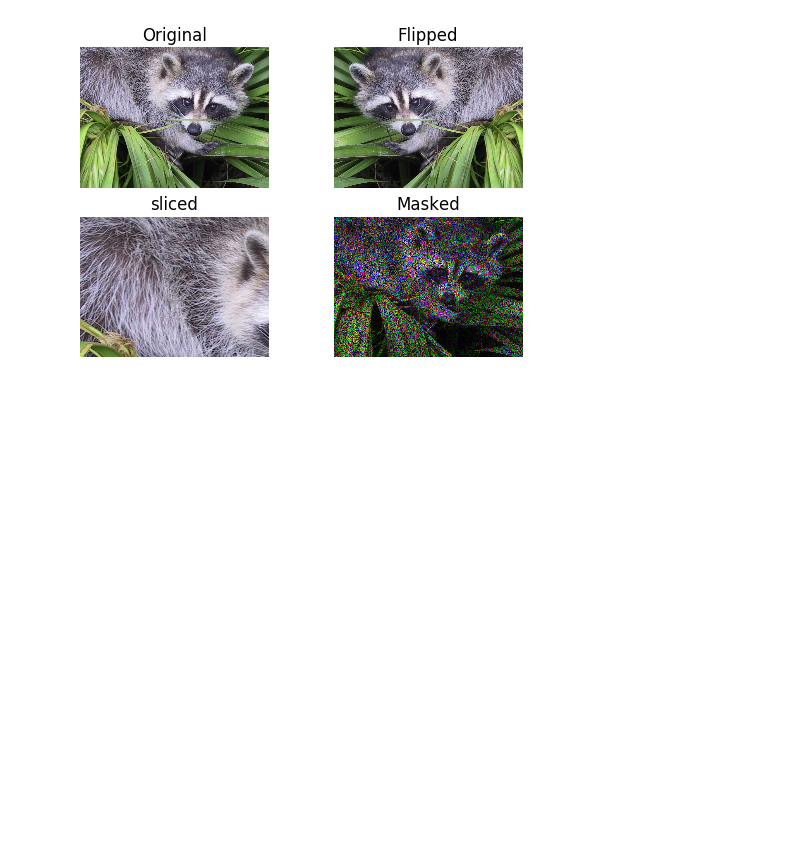
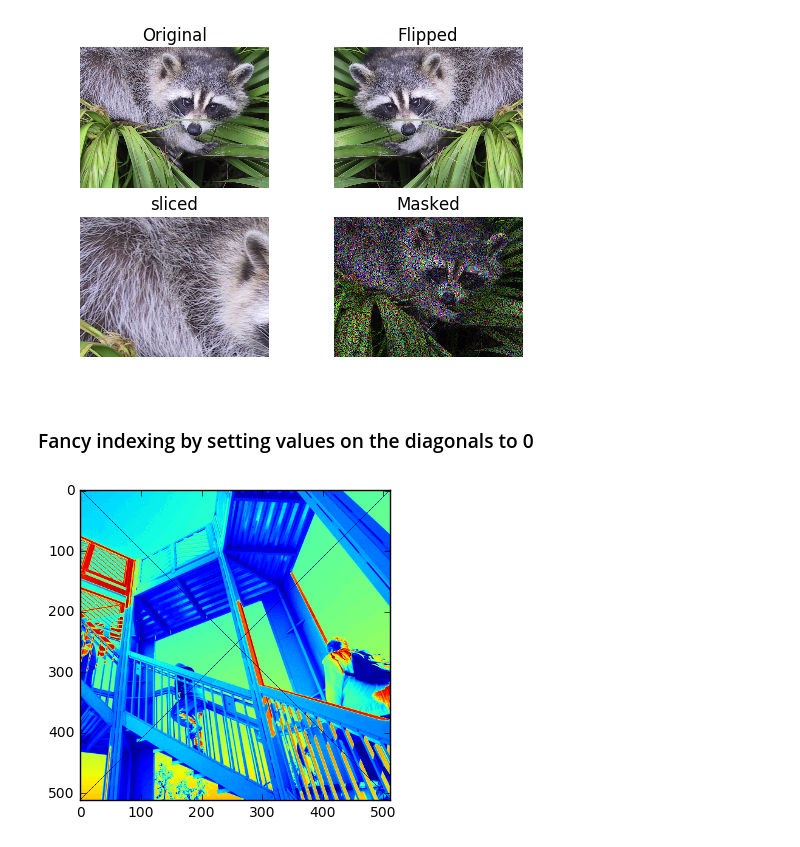
Before and after one commit to PiBingbin/Aggregatus, a Jupyter notebook: Miscellaneous/Numpy/chap02.ipynb, the cells around one changed output. Drawn from its saved outputs; the diff is of its cells as text; code cells hidden in the pictures; blank space fills up the shorter version.

Commit message:
:tada: Fancy Indexing

```diff
--- a/Miscellaneous/Numpy/chap02.ipynb
+++ b/Miscellaneous/Numpy/chap02.ipynb
@@ -110,3 +110,27 @@ plt.imshow(masked_face)
 plt.show()
 # %% [output]
 [figure]
+# %% [markdown]
+### Fancy indexing by setting values on the diagonals to 0
+# %%
+ascent = scipy.misc.ascent()
+xmax = ascent.shape[0]
+ymax = ascent.shape[1]
+# %%
+# Fancy indexing on diagonal to 0
+# x 0-xmax
+# y 0-ymax
+
+ascent[range(xmax), range(ymax)] = 0
+# %%
+# Set values on other diagonal to 0
+# x xmax-0
+# y 0-ymax
+
+ascent[range(xmax-1,-1,-1), range(ymax)] = 0
+
+# Plot ascent with diagonal lines set to 0
+plt.imshow(ascent)
+plt.show()
+# %% [output]
+[figure, added]
```
